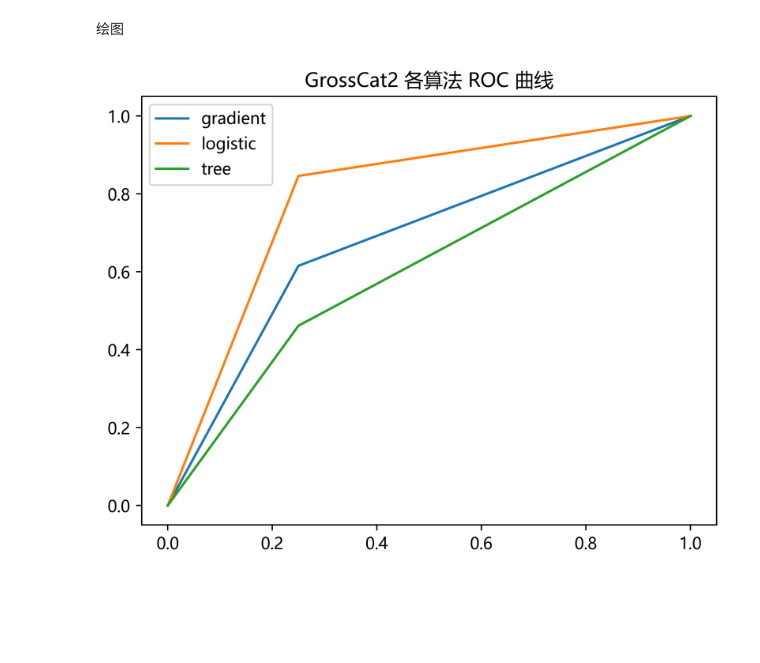
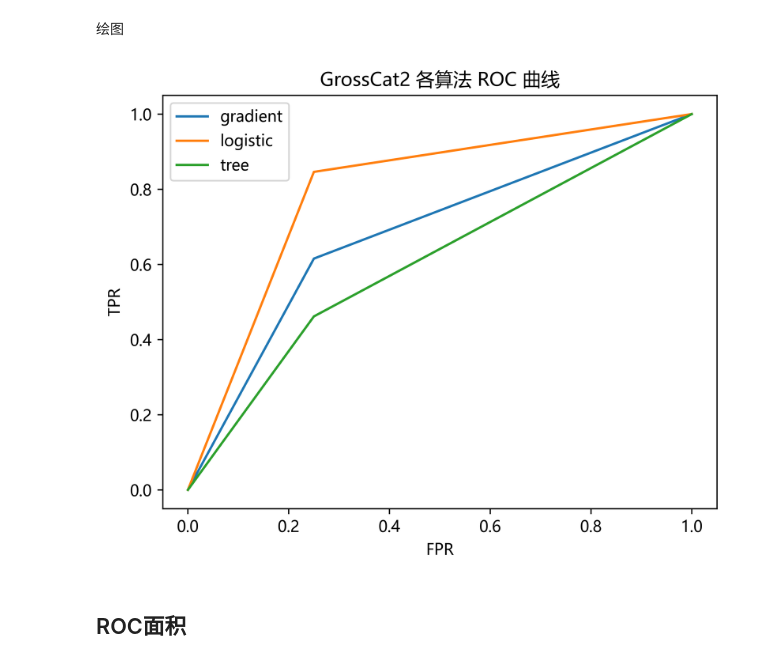
Before and after one commit to DLYSY/DataMining, a Jupyter notebook: 第十章.ipynb, the cells around one changed output. Drawn from its saved outputs; the diff is of its cells as text; code cells hidden in the pictures; blank space fills up the shorter version.

```diff
--- a/第十章.ipynb
+++ b/第十章.ipynb
@@ -34,0 +59,13 @@ plt.rcParams['axes.unicode_minus'] = False
+# %%
+tr_line_cat2={}
+for i,data in zip(model_dict.keys(),model_dict.values()):
+    if i.endswith("cat2") and (i.startswith("logistic") or i.startswith("tree") or i.startswith("gradient")):
+        tr_line_item={}
+        tr_line_item["fpr"], tr_line_item["tpr"], tr_line_item["thresholds"] = roc_curve(array(data["真实值":"真实值"])[0], array(data["预测值":"预测值"])[0])
+
+        pre=array(data["预测值":"预测值"])[0]
+        for j,pre_data in enumerate(pre):
+            pre[j]=round(pre_data)
+        tr_line_item["dp"]=(0,dp(array(data["真实值":"真实值"])[0],pre),1)
+
+        tr_line_cat2[i]=tr_line_item
@@ -34,0 +74,13 @@ plt.rcParams['axes.unicode_minus'] = False
+# %%
+fig, ax = plt.subplots(dpi=500) # 创建图实例
+
+for i,data in zip(tr_line_cat2.keys(),tr_line_cat2.values()):
+    ax.plot(data["dp"],data["tpr"], label=i[:-5])
+    # print(data["dp"],data["tpr"])
+
+ax.set_xlabel("检出率")
+ax.set_ylabel("TPR")
+ax.set_title('GrossCat2 累计捕获响应率图') #设置图名
+ax.legend() #自动检测要在图例中显示的元素，并且显示
+
+plt.show() #图形可视化
@@ -34,0 +91,7 @@ plt.rcParams['axes.unicode_minus'] = False
+# %%
+for i,data in zip(model_dict.keys(),model_dict.values()):
+    if i.endswith("cat2"):
+        pre=array(data["预测值":"预测值"])[0]
+        for j,pre_data in enumerate(pre):
+            pre[j]=round(pre_data)
+        print(i[:-5],":",accuracy_score(array(data["真实值":"真实值"])[0],pre))
@@ -38,20 +112,26 @@ plt.rcParams['axes.unicode_minus'] = False
 roc_line_cat2={}
 for i,data in zip(model_dict.keys(),model_dict.values()):
     if i.endswith("cat2") and (i.startswith("logistic") or i.startswith("tree") or i.startswith("gradient")):
+        target=array(data["真实值":"真实值"])[0]
+        model=array(data["预测值":"预测值"])[0]
         roc_line_item={}
-        roc_line_item["fpr"],roc_line_item["tpr"],roc_line_item["thresholds"]=roc_curve(array(data["真实值":"真实值"])[0],array(data["预测值":"预测值"])[0])
-        roc_line_cat2[i]=roc_line_item
+        roc_line_item["fpr"], roc_line_item["tpr"], roc_line_item["thresholds"] = roc_curve(target, model)
+        roc_line_cat2[i] = roc_line_item
 # %% [markdown]
 绘图
 # %%
 fig, ax = plt.subplots(dpi=500) # 创建图实例
 
 for i,data in zip(roc_line_cat2.keys(),roc_line_cat2.values()):
     ax.plot(data["fpr"],data["tpr"], label=i[:-5])
 
 ax.set_title('GrossCat2 各算法 ROC 曲线') #设置图名为
+ax.set_xlabel("FPR")
+ax.set_ylabel("TPR")
 ax.legend() #自动检测要在图例中显示的元素，并且显示
 
 plt.show() #图形可视化
 # %% [output]
-[figure, old version]
+[figure, new version]
+# %% [markdown]
+## ROC面积
```
Also changed, not shown: parts of 21 cells of this notebook, 1 other file.
